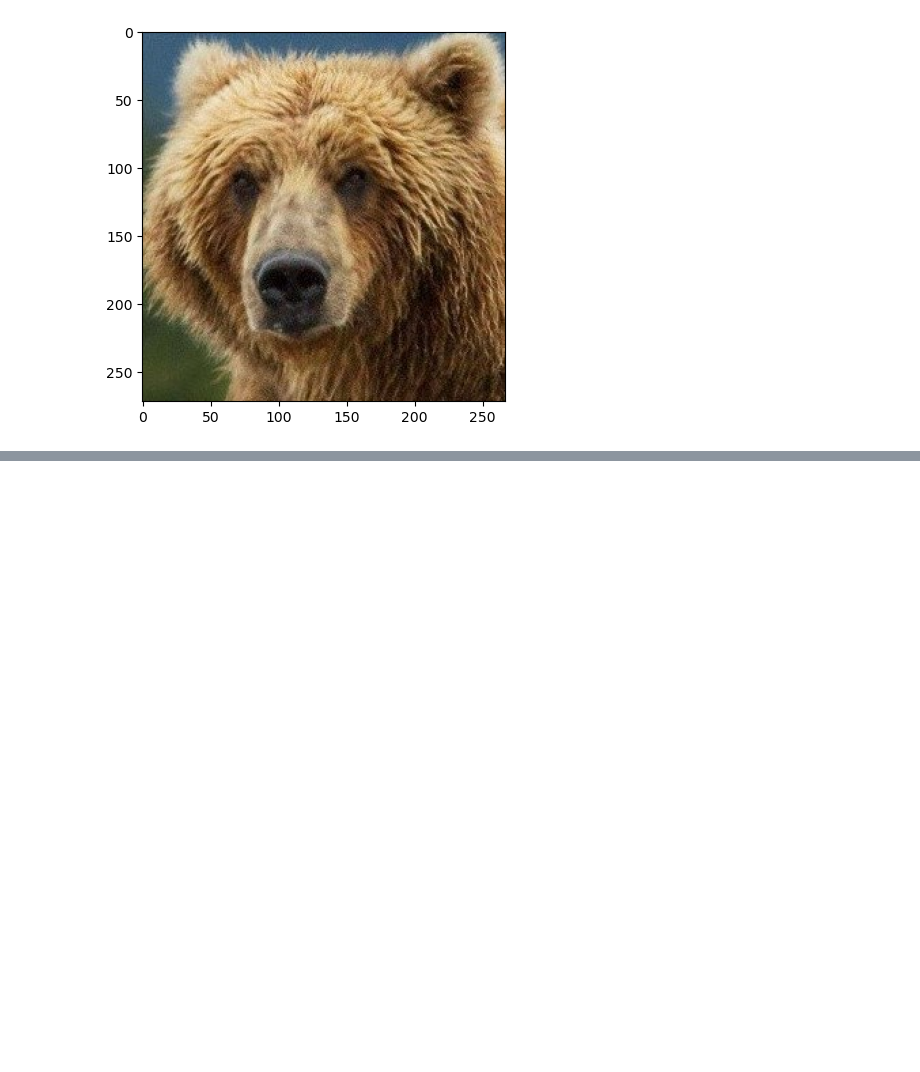
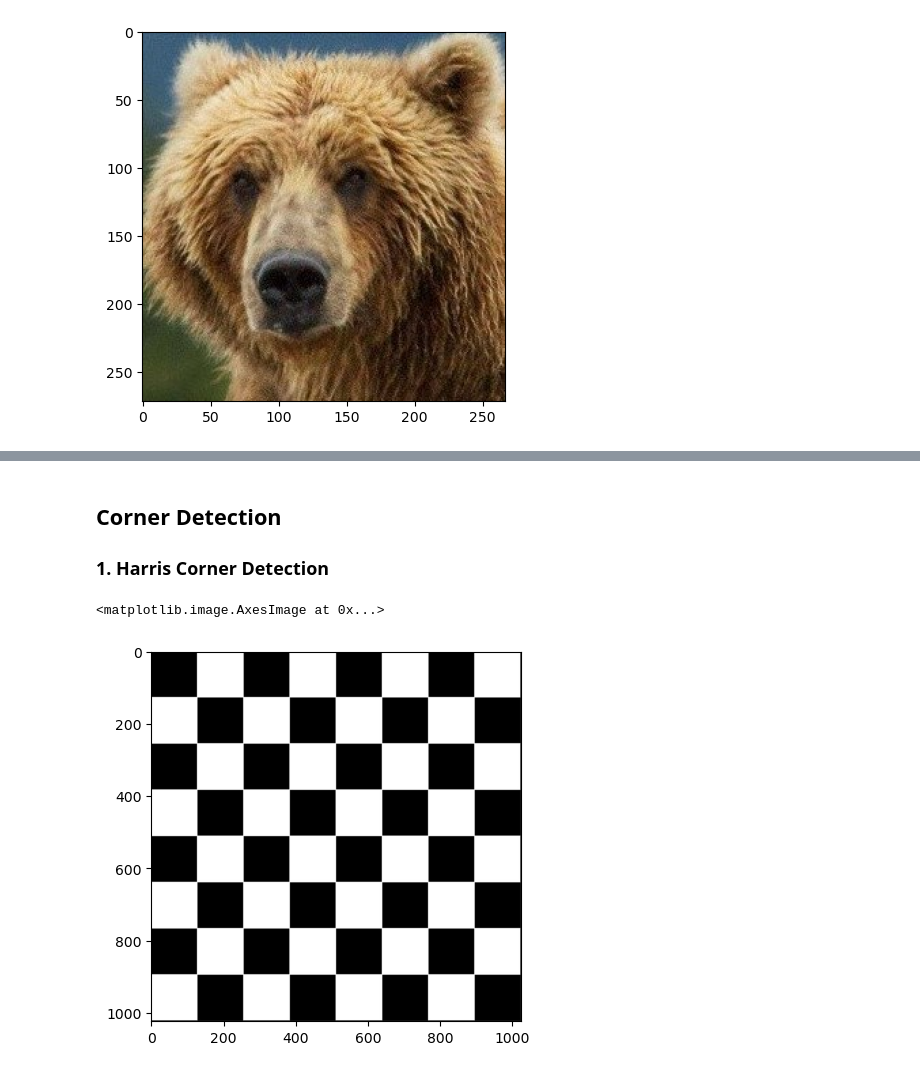
Before and after one commit to anandanraju/Object_Detection_Using_OpenCV, a Jupyter notebook: Object_Detection_Using_OpenCV.ipynb, the cells around one changed output, grey strips where cells are left out. Drawn from its saved outputs; the diff is of its cells as text; code cells hidden in the pictures; blank space fills up the shorter version.

```diff
--- a/Object_Detection_Using_OpenCV.ipynb
+++ b/Object_Detection_Using_OpenCV.ipynb
@@ -101,0 +185,3 @@ for i in methods:
+# %% [markdown]
+## Corner Detection
+### 1. Harris Corner Detection
@@ -101,0 +193,8 @@ for i in methods:
+# %%
+ches = cv2.imread('chess.jpeg')
+chess=cv2.cvtColor(ches,cv2.COLOR_BGR2RGB)
+# %%
+plt.imshow(ches)
+# %% [output]
+<matplotlib.image.AxesImage at 0x...>
+[figure, added]
```
Also changed, not shown: parts of 17 cells of this notebook.
